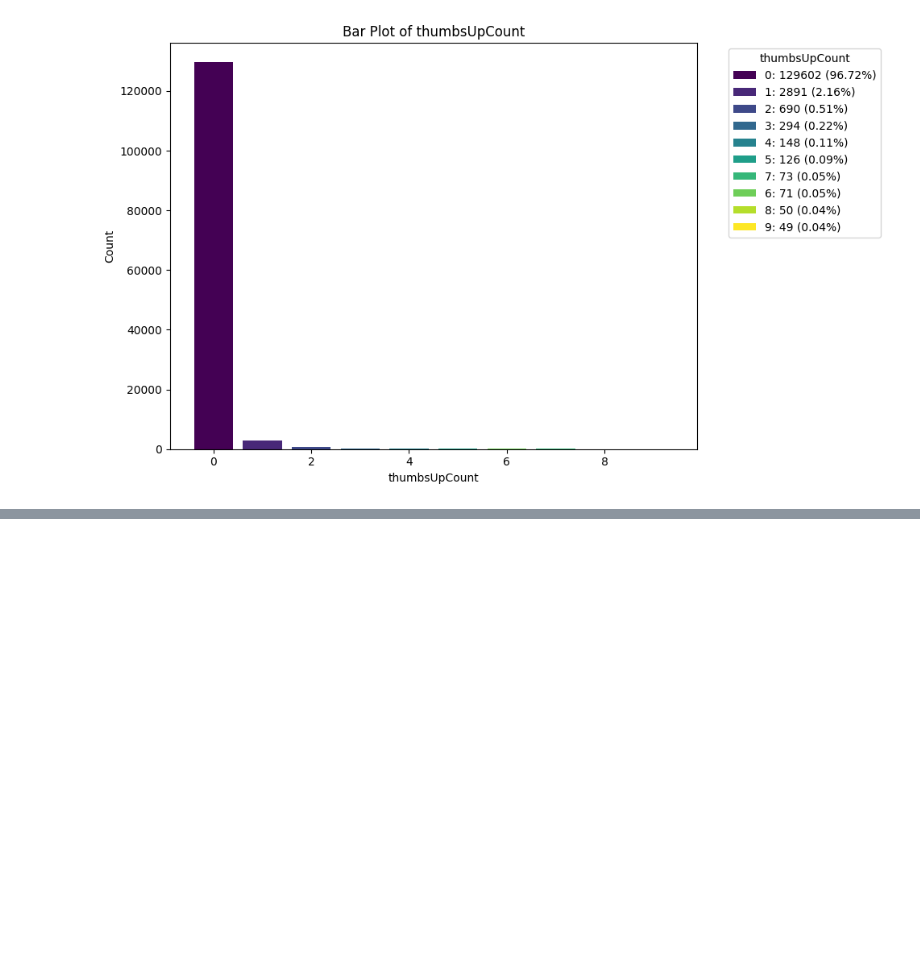
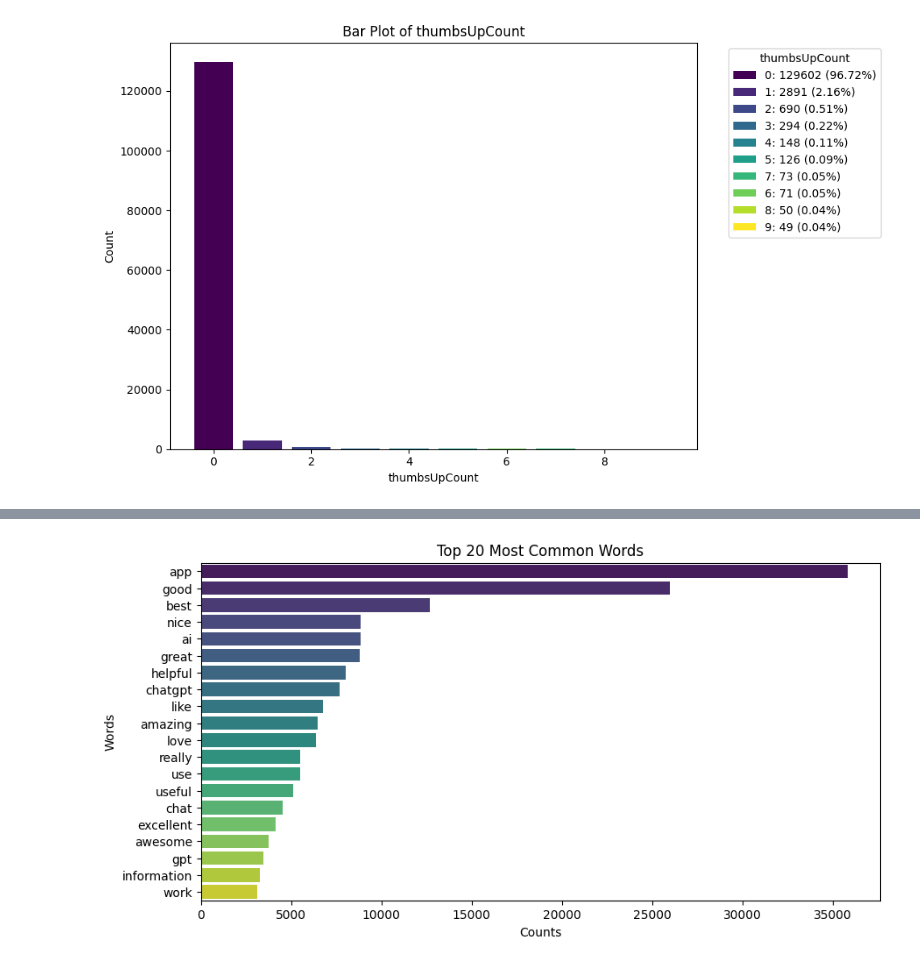
Before and after one commit to Silvano315/NLP-for-ChatGPT-Reviews, a Jupyter notebook: EDA.ipynb, the cells around one changed output, grey strips where cells are left out. Cells and saved outputs as stored; diff of their text form; code cells hidden in the pictures; blank space fills up the shorter version.

```diff
--- a/EDA.ipynb
+++ b/EDA.ipynb
@@ -135,0 +145,10 @@ plot_bar(df_cleaned, 'thumbsUpCount', num_bars_max=10)
+# %%
+# Bar Plot of Top N Words
+# Similar to the word cloud but in a bar chart format, showing the top N most frequent words.
+
+nltk.download('punkt')
+nltk.download('stopwords')
+
+all_text = ' '.join(df['content'].dropna())
+plot_top_n_words(all_text)
+# %% [output]
@@ -135,0 +165 @@ plot_bar(df_cleaned, 'thumbsUpCount', num_bars_max=10)
+[figure, added]
```
Also changed, not shown: parts of 3 cells of this notebook.
